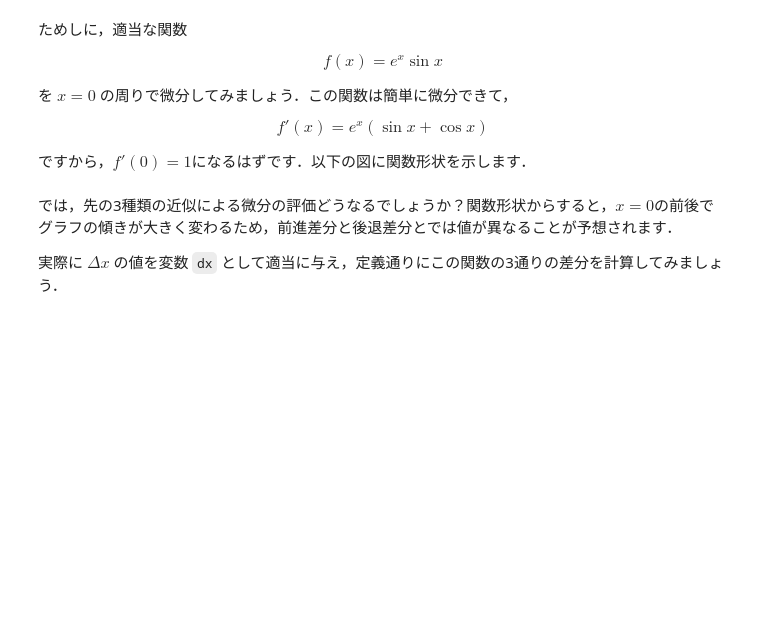
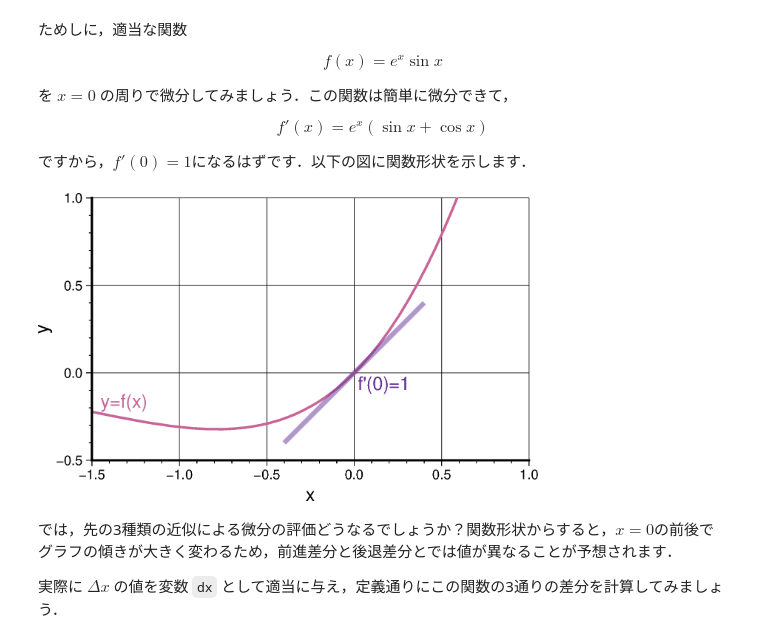
Before and after one commit to tktmyd/ipynbs, a Jupyter notebook: fdm/FDM2.ipynb, the cells around one changed output. Cells and saved outputs as stored; diff of their text form; code cells hidden in the pictures; blank space fills up the shorter version.

```diff
--- a/fdm/FDM2.ipynb
+++ b/fdm/FDM2.ipynb
@@ -69,15 +85,17 @@ $$
 # %%
 x = np.linspace(-1.5, 1, 201)
 y = np.exp(x) * np.sin(x)
 
 fig = pygmt.Figure()
 fig.plot(x=x, y=y, frame=['WS', 'xafg+lx', 'yafg+ly'],
          projection = 'X10c/6c', region = [-1.5, 1, -0.5, 1],
          pen = 'thicker,200/100/150')
 fig.plot(data = [[-0.4,-0.4], [0.4,0.4]], pen='fat,100/50/150@50')
-fig.text(x=-1.45,y=-0.22,justify='LB', text="<math>y=f(x)</math>", font='12p,200/100/150')
-fig.text(x=0.02,y=-0.02,justify='LT',text="<math>f'(0)=1</math>", font='12p,100/50/150')
+fig.text(x=-1.45,y=-0.2,justify='LB', text="y=f(x)", font='12p,200/100/150')
+fig.text(x=0.02,y=-0.02,justify='LT',text="f'(0)=1", font='12p,100/50/150')
 fig.show()
+# %% [output]
+[figure, added]
 # %% [markdown]
 では，先の3種類の近似による微分の評価どうなるでしょうか？関数形状からすると，$x=0$の前後でグラフの傾きが大きく変わるため，前進差分と後退差分とでは値が異なることが予想されます．
 
```
Also changed, not shown: parts of 7 cells of this notebook.
